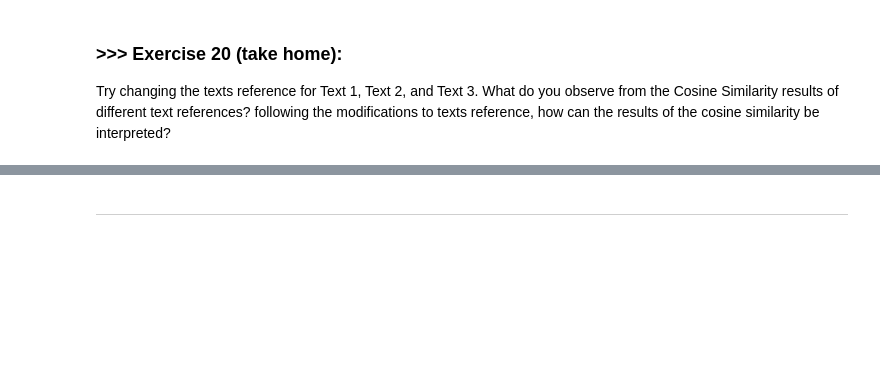
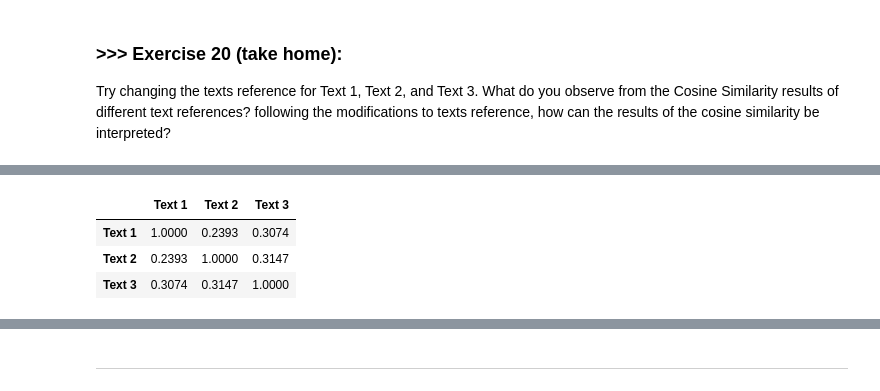
Before and after one commit to David-OliverM/DM2025-Lab1-Exercise, a Jupyter notebook: DM2025-Lab1-Master.ipynb, the cells around one changed output, grey strips where cells are left out. Saved outputs shown, nothing was run; the diff lists cells and outputs as text; code cells hidden in the pictures; blank space fills up the shorter version.

```diff
--- a/DM2025-Lab1-Master.ipynb
+++ b/DM2025-Lab1-Master.ipynb
@@ -2504,0 +2608,74 @@ Try changing the texts reference for Text 1, Text 2, and Text 3. What do you obs
+# %%
+import numpy as np
+import pandas as pd
+from sklearn.metrics.pairwise import cosine_similarity
+
+def pick_document(category_name: str, position: int = 0):
+    subset = X[X['category_name'] == category_name]
+    if subset.empty:
+        raise ValueError(f"No documents found for category '{category_name}'")
+    row = subset.iloc[position % len(subset)]
+    return row.name, row['text']
+
+selection_plan = [
+    ("Text 1", "comp.graphics", 3),
+    ("Text 2", "comp.graphics", 120),
+    ("Text 3", "soc.religion.christian", 45),
+]
+
+documents = []
+labels = []
+categories = []
+indices = []
+
+for label, category, offset in selection_plan:
+    idx, text = pick_document(category, offset)
+    documents.append(text)
+    labels.append(label)
+    categories.append(category)
+    indices.append(idx)
+
+print("Selected documents:")
+for label, category, idx in zip(labels, categories, indices):
+    print(f"- {label} | category: {category} | index: {idx}")
+
+doc_vectors = count_vect.transform(documents)
+
+cosine_matrix = cosine_similarity(doc_vectors, doc_vectors, dense_output=True)
+cosine_df = pd.DataFrame(cosine_matrix, index=labels, columns=labels)
+print("\nCosine similarity matrix (count vectors):")
+display(cosine_df.round(4))
+
+pairwise_details = []
+for i in range(len(labels)):
+    for j in range(i + 1, len(labels)):
+        pair_label = f"{labels[i]} vs {labels[j]}"
+        same_category = categories[i] == categories[j]
+        pairwise_details.append({
+            'pair': pair_label,
+            'similarity': cosine_matrix[i, j],
+            'same_category': same_category,
+            'categories': (categories[i], categories[j])
+        })
+
+print("\nPairwise similarities:")
+for detail in pairwise_details:
+    cat_info = "(same category)" if detail['same_category'] else "(different categories)"
+    print(f"{detail['pair']}: {detail['similarity']:.4f} {cat_info}")
+
+highest_pair = max(pairwise_details, key=lambda d: d['similarity'])
+lowest_pair = min(pairwise_details, key=lambda d: d['similarity'])
+
+print("\nObservation:")
+if highest_pair['same_category']:
+    print(
+        f"The highest similarity ({highest_pair['similarity']:.4f}) occurs between documents of the same category (",
+        f"{highest_pair['categories'][0]}), indicating strong intra-class overlap.")
+else:
+    print(
+        f"The highest similarity ({highest_pair['similarity']:.4f}) comes from different categories ",
+        f"({highest_pair['categories'][0]} vs {highest_pair['categories'][1]}). This shows that even cross-category documents can share vocabulary, depending on which texts are compared.")
+
+print(
+    f"The lowest similarity ({lowest_pair['similarity']:.4f}) is observed for {lowest_pair['pair']}, highlighting the most distinct pair in this selection.")
+# %% [output]
@@ -2504,0 +2688,4 @@ Try changing the texts reference for Text 1, Text 2, and Text 3. What do you obs
+|  | Text 1 | Text 2 | Text 3 |
+| Text 1 | 1.0000 | 0.2393 | 0.3074 |
+| Text 2 | 0.2393 | 1.0000 | 0.3147 |
+| Text 3 | 0.3074 | 0.3147 | 1.0000 |
```
Also changed, not shown: parts of 37 cells of this notebook.
